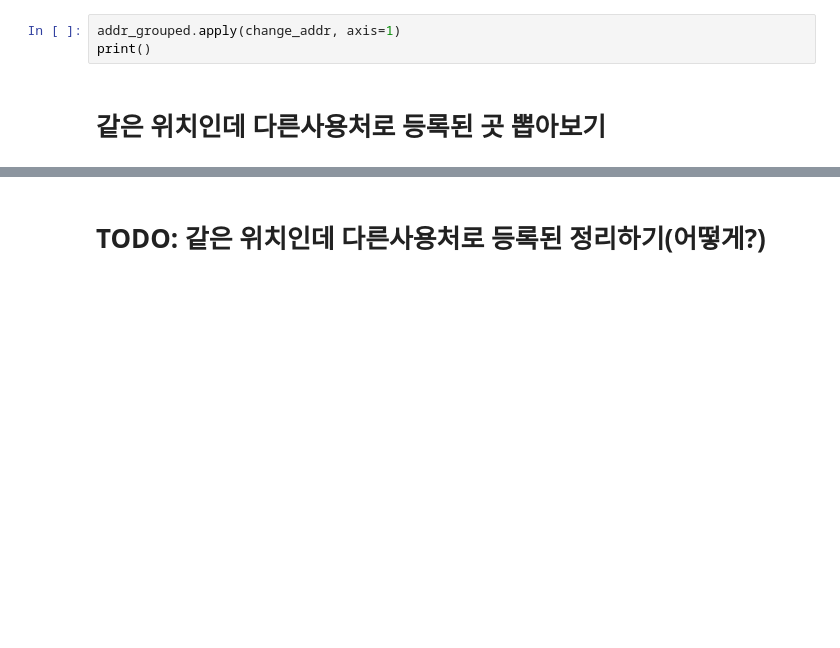
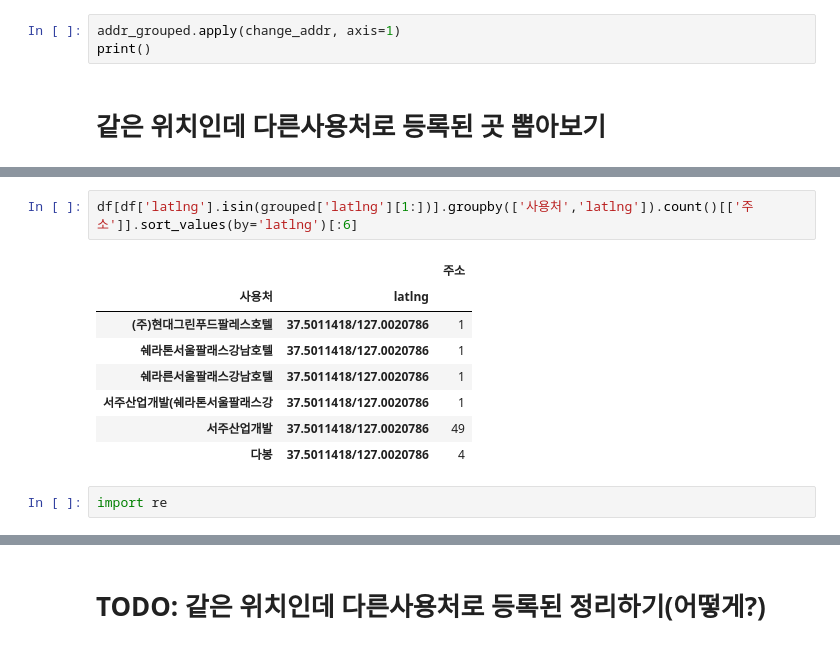
Before and after one commit to znmean/jonmat_data, a Jupyter notebook: jonmat.ipynb, the cells around one changed output, grey strips where cells are left out. Cells and saved outputs as stored; diff of their text form; blank space fills up the shorter version.

```diff
--- a/jonmat.ipynb
+++ b/jonmat.ipynb
@@ -159,0 +146,13 @@ df[df['lat'].isin(grouped['lat'][1:]) & df['lng'].isin(grouped['lng'][1:])].sort
+# %%
+df[df['latlng'].isin(grouped['latlng'][1:])].groupby(['사용처','latlng']).count()[['주소']].sort_values(by='latlng')[:6]
+# %% [output]
+|  |  | 주소 |
+| 사용처 | latlng |  |
+| (주)현대그린푸드팔레스호텔 | 37.5011418/127.0020786 | 1 |
+| 쉐라톤서울팔래스강남호텔 | 37.5011418/127.0020786 | 1 |
+| 쉐라른서울팔래스강남호텔 | 37.5011418/127.0020786 | 1 |
+| 서주산업개발(쉐라톤서울팔래스강 | 37.5011418/127.0020786 | 1 |
+| 서주산업개발 | 37.5011418/127.0020786 | 49 |
+| 다봉 | 37.5011418/127.0020786 | 4 |
+# %%
+import re
```
Also changed, not shown: parts of 15 cells of this notebook.
